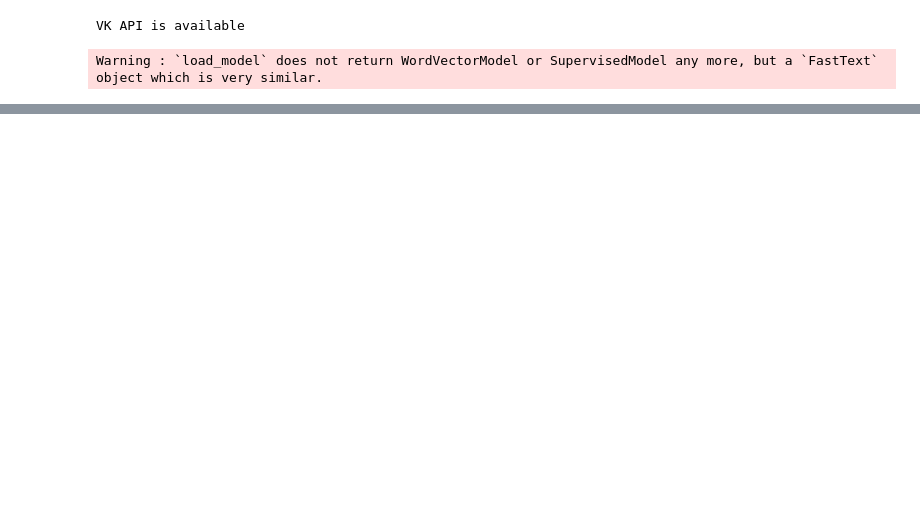
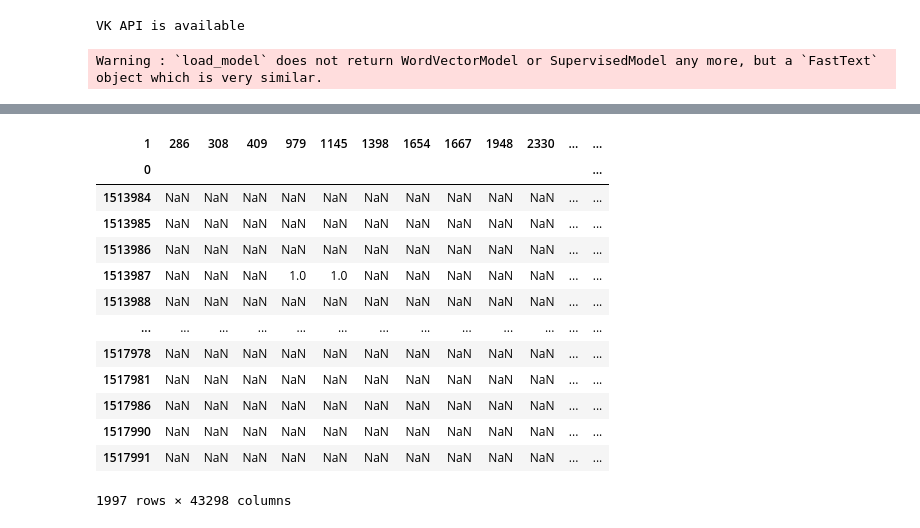
Before and after one commit to geniusserg/UserGenerator, a Jupyter notebook: research.ipynb, the cells around one changed output, grey strips where cells are left out. Saved outputs shown, nothing was run; the diff lists cells and outputs as text; code cells hidden in the pictures; blank space fills up the shorter version.

Commit message:
Grabbing successful

```diff
--- a/research.ipynb
+++ b/research.ipynb
@@ -626,0 +13,2 @@ post_likes = pd.DataFrame(data_for_df, columns = ["post_id", "user_id"])
+# %%
+f = grabber.grabb_group_info("31480508", posts_count=2000)
@@ -626,0 +32,19 @@ post_likes = pd.DataFrame(data_for_df, columns = ["post_id", "user_id"])
+# %%
+recsys_matrix = likes_to_recsys_matrix(f["likes"])
+recsys_matrix.to_csv("data/rank_matrix.csv")
+recsys_matrix
+# %% [output]
+| 1 | 286 | 308 | 409 | 979 | 1145 | 1398 | 1654 | 1667 | 1948 | 2330 | ... | ... |
+| 0 |  |  |  |  |  |  |  |  |  |  |  | ... |
+| 1513984 | NaN | NaN | NaN | NaN | NaN | NaN | NaN | NaN | NaN | NaN | ... | ... |
+| 1513985 | NaN | NaN | NaN | NaN | NaN | NaN | NaN | NaN | NaN | NaN | ... | ... |
+| 1513986 | NaN | NaN | NaN | NaN | NaN | NaN | NaN | NaN | NaN | NaN | ... | ... |
+| 1513987 | NaN | NaN | NaN | 1.0 | 1.0 | NaN | NaN | NaN | NaN | NaN | ... | ... |
+| 1513988 | NaN | NaN | NaN | NaN | NaN | NaN | NaN | NaN | NaN | NaN | ... | ... |
+| ... | ... | ... | ... | ... | ... | ... | ... | ... | ... | ... | ... | ... |
+| 1517978 | NaN | NaN | NaN | NaN | NaN | NaN | NaN | NaN | NaN | NaN | ... | ... |
+| 1517981 | NaN | NaN | NaN | NaN | NaN | NaN | NaN | NaN | NaN | NaN | ... | ... |
+| 1517986 | NaN | NaN | NaN | NaN | NaN | NaN | NaN | NaN | NaN | NaN | ... | ... |
+| 1517990 | NaN | NaN | NaN | NaN | NaN | NaN | NaN | NaN | NaN | NaN | ... | ... |
+| 1517991 | NaN | NaN | NaN | NaN | NaN | NaN | NaN | NaN | NaN | NaN | ... | ... |
+1997 rows × 43298 columns
```
Also changed, not shown: parts of 60 cells of this notebook, 3 other files.
